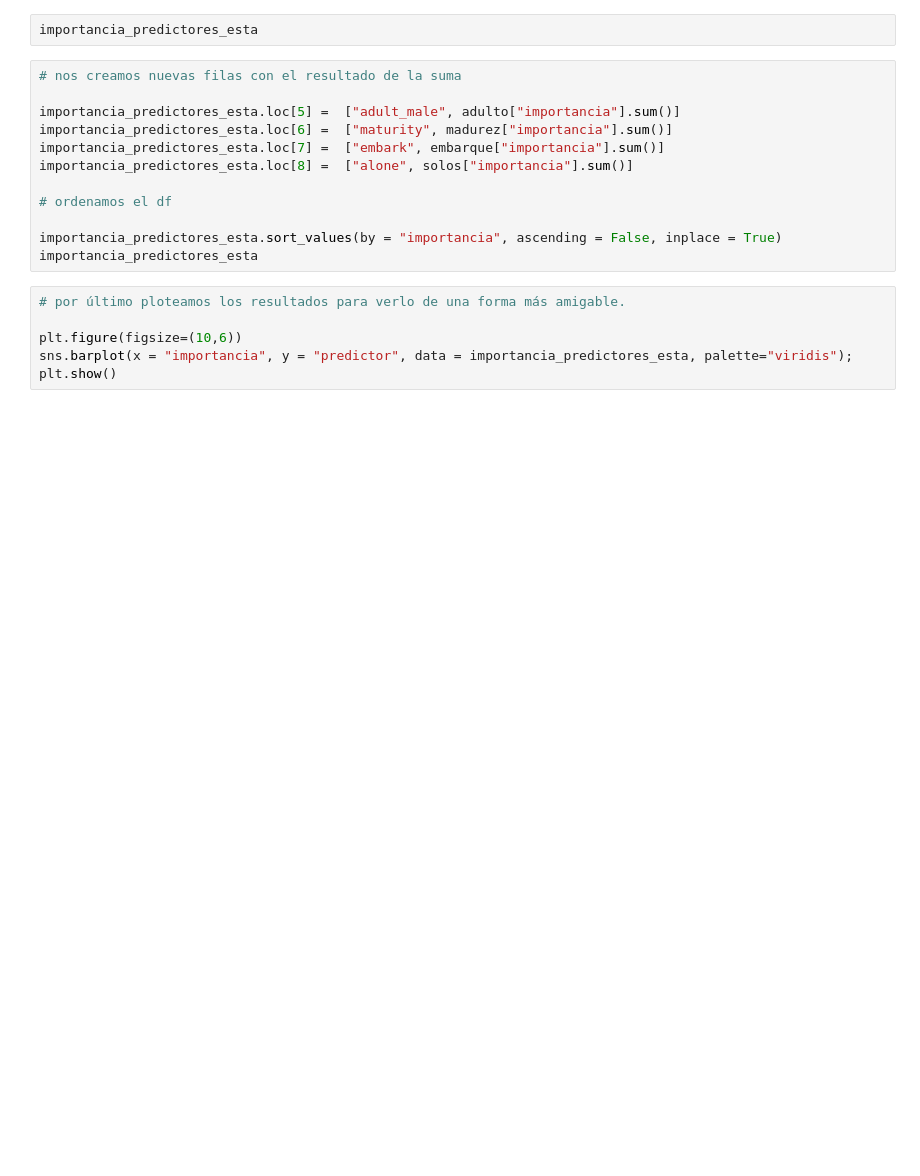
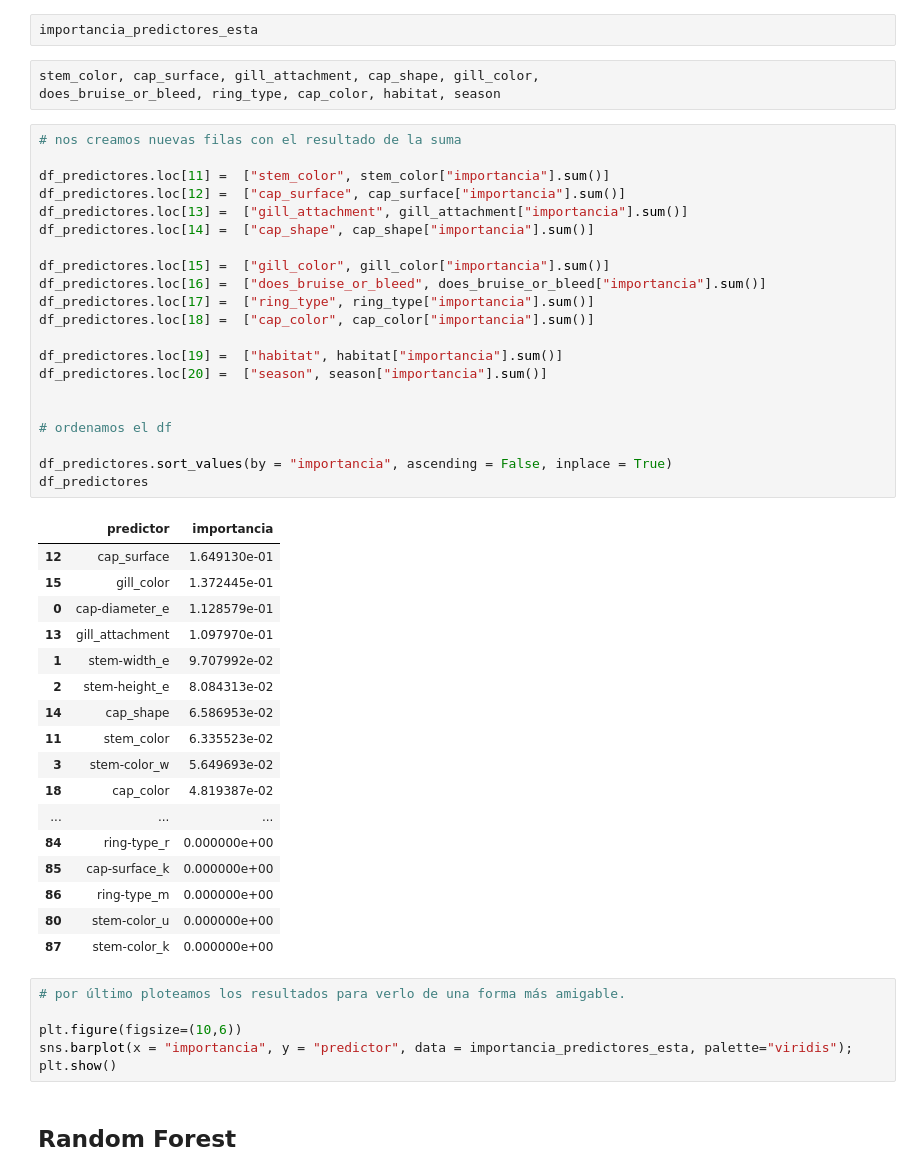
Before and after one commit to Adalab/-DA-promo-b-modulo-3-sprint-1-Maria-Ana, a Jupyter notebook: pair-programming-14-RLogística-DecisionTree/pair-programming-14-RLogísitca-DecisionTree.ipynb, the cells around one changed output. Cells and saved outputs as stored; diff of their text form; blank space fills up the shorter version.

```diff
--- a/pair-programming-14-RLogística-DecisionTree/pair-programming-14-RLogísitca-DecisionTree.ipynb
+++ b/pair-programming-14-RLogística-DecisionTree/pair-programming-14-RLogísitca-DecisionTree.ipynb
@@ -456,20 +247,52 @@ importancia_predictores_esta.drop(solos.index, inplace = True)
 # %%
 importancia_predictores_esta
+# %%
+stem_color, cap_surface, gill_attachment, cap_shape, gill_color,
+does_bruise_or_bleed, ring_type, cap_color, habitat, season
 # %%
 # nos creamos nuevas filas con el resultado de la suma
 
-importancia_predictores_esta.loc[5] =  ["adult_male", adulto["importancia"].sum()]
-importancia_predictores_esta.loc[6] =  ["maturity", madurez["importancia"].sum()]
-importancia_predictores_esta.loc[7] =  ["embark", embarque["importancia"].sum()]
-importancia_predictores_esta.loc[8] =  ["alone", solos["importancia"].sum()]
+df_predictores.loc[11] =  ["stem_color", stem_color["importancia"].sum()]
+df_predictores.loc[12] =  ["cap_surface", cap_surface["importancia"].sum()]
+df_predictores.loc[13] =  ["gill_attachment", gill_attachment["importancia"].sum()]
+df_predictores.loc[14] =  ["cap_shape", cap_shape["importancia"].sum()]
+
+df_predictores.loc[15] =  ["gill_color", gill_color["importancia"].sum()]
+df_predictores.loc[16] =  ["does_bruise_or_bleed", does_bruise_or_bleed["importancia"].sum()]
+df_predictores.loc[17] =  ["ring_type", ring_type["importancia"].sum()]
+df_predictores.loc[18] =  ["cap_color", cap_color["importancia"].sum()]
+
+df_predictores.loc[19] =  ["habitat", habitat["importancia"].sum()]
+df_predictores.loc[20] =  ["season", season["importancia"].sum()]
+
 
 # ordenamos el df
 
-importancia_predictores_esta.sort_values(by = "importancia", ascending = False, inplace = True)
-importancia_predictores_esta
+df_predictores.sort_values(by = "importancia", ascending = False, inplace = True)
+df_predictores
+# %% [output]
+|  | predictor | importancia |
+| 12 | cap_surface | 1.649130e-01 |
+| 15 | gill_color | 1.372445e-01 |
+| 0 | cap-diameter_e | 1.128579e-01 |
+| 13 | gill_attachment | 1.097970e-01 |
+| 1 | stem-width_e | 9.707992e-02 |
+| 2 | stem-height_e | 8.084313e-02 |
+| 14 | cap_shape | 6.586953e-02 |
+| 11 | stem_color | 6.335523e-02 |
+| 3 | stem-color_w | 5.649693e-02 |
+| 18 | cap_color | 4.819387e-02 |
+| ... | ... | ... |
+| 84 | ring-type_r | 0.000000e+00 |
+| 85 | cap-surface_k | 0.000000e+00 |
+| 86 | ring-type_m | 0.000000e+00 |
+| 80 | stem-color_u | 0.000000e+00 |
+| 87 | stem-color_k | 0.000000e+00 |
 # %%
 # por último ploteamos los resultados para verlo de una forma más amigable.
 
 plt.figure(figsize=(10,6))
 sns.barplot(x = "importancia", y = "predictor", data = importancia_predictores_esta, palette="viridis");
 plt.show()
+# %% [markdown]
+## Random Forest
```
Also changed, not shown: parts of 45 cells of this notebook, 1 other file.
